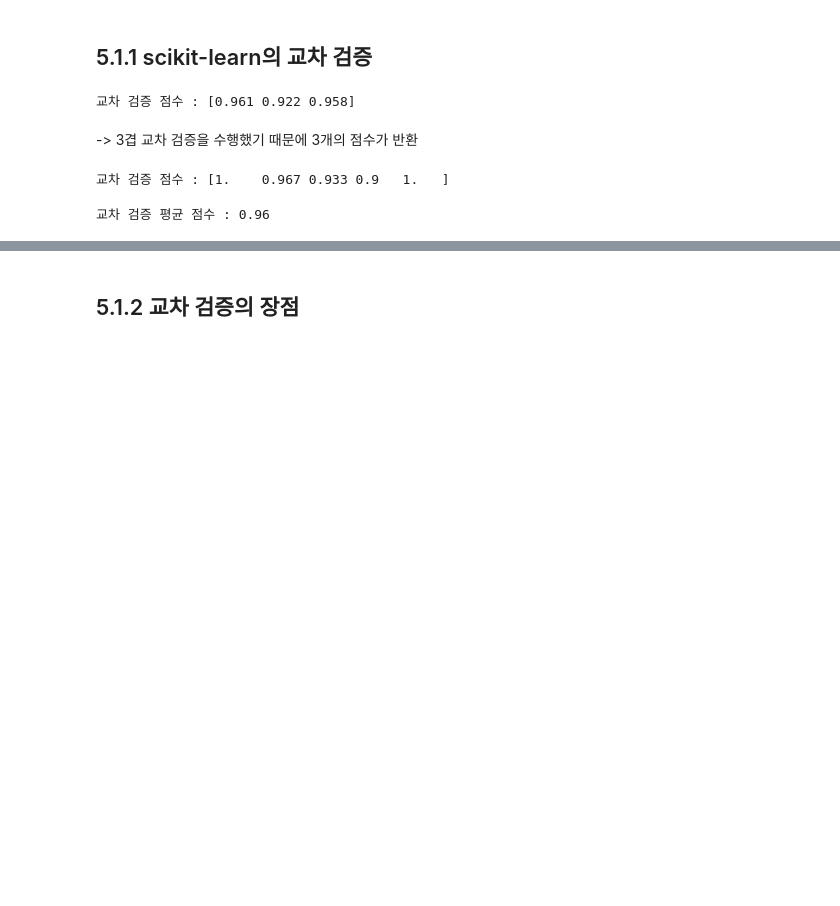
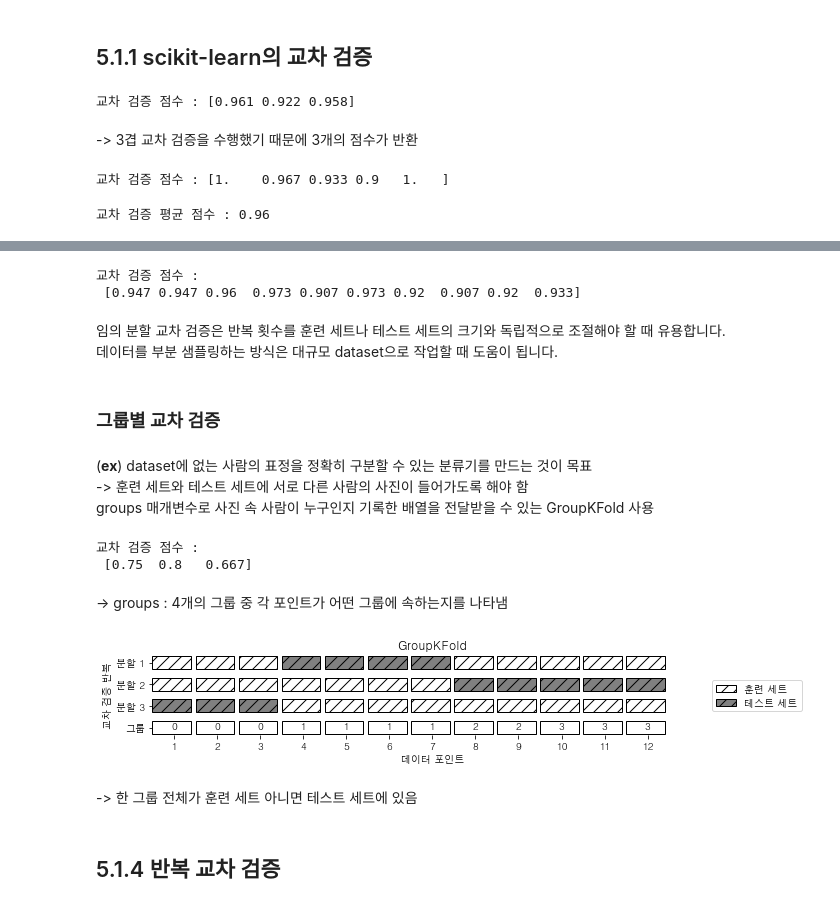
Before and after one commit to hyooo1017/Review, a Jupyter notebook: Introduction to Machine Learning with Python/5장. 모델 평가와 성능 향상.ipynb, the cells around one changed output, grey strips where cells are left out. Saved outputs shown, nothing was run; the diff lists cells and outputs as text; code cells hidden in the pictures; blank space fills up the shorter version.

```diff
--- a/Introduction to Machine Learning with Python/5장. 모델 평가와 성능 향상.ipynb
+++ b/Introduction to Machine Learning with Python/5장. 모델 평가와 성능 향상.ipynb
@@ -118,2 +199,43 @@ dtype: float64
+# %%
+# dataset의 50%는 훈련 세트, 50%는 테스트 세트로 10번 반복 분할
+from sklearn.model_selection import ShuffleSplit
+
+shuffle_split = ShuffleSplit(test_size = .5, train_size = .5, n_splits = 10)
+scores = cross_val_score(logreg, iris.data, iris.target, cv = shuffle_split)
+print("교차 검증 점수 :\n", scores)
+# %% [output]
+교차 검증 점수 :
+ [0.947 0.947 0.96  0.973 0.907 0.973 0.92  0.907 0.92  0.933]
+# %% [markdown]
+임의 분할 교차 검증은 반복 횟수를 훈련 세트나 테스트 세트의 크기와 독립적으로 조절해야 할 때 유용합니다.
+데이터를 부분 샘플링하는 방식은 대규모 dataset으로 작업할 때 도움이 됩니다.
+# %% [markdown]
+### 그룹별 교차 검증
+# %% [markdown]
+(**ex**) dataset에 없는 사람의 표정을 정확히 구분할 수 있는 분류기를 만드는 것이 목표
+-> 훈련 세트와 테스트 세트에 서로 다른 사람의 사진이 들어가도록 해야 함
+groups 매개변수로 사진 속 사람이 누구인지 기록한 배열을 전달받을 수 있는 GroupKFold 사용
+# %%
+from sklearn.model_selection import GroupKFold
+
+# 인위적 데이터셋 생성
+X, y = make_blobs(n_samples = 12, random_state = 0)
+
+# 처음 세 개의 샘플은 같은 그룹에 속하고
+# 다음은 네 개의 샘플이 같습니다.
+groups = [0, 0, 0, 1, 1, 1, 1, 2, 2, 3, 3, 3]
+scores = cross_val_score(logreg, X, y, groups, cv = GroupKFold(n_splits = 3))
+print("교차 검증 점수 :\n", scores)
+# %% [output]
+교차 검증 점수 :
+ [0.75  0.8   0.667]
+# %% [markdown]
+-> groups : 4개의 그룹 중 각 포인트가 어떤 그룹에 속하는지를 나타냄
+# %%
+mglearn.plots.plot_group_kfold()
+# %% [output]
+[figure, added]
+# %% [markdown]
+-> 한 그룹 전체가 훈련 세트 아니면 테스트 세트에 있음
 # %% [markdown]
-## 5.1.2 교차 검증의 장점
+## 5.1.4 반복 교차 검증
```
Also changed, not shown: parts of 20 cells of this notebook.
